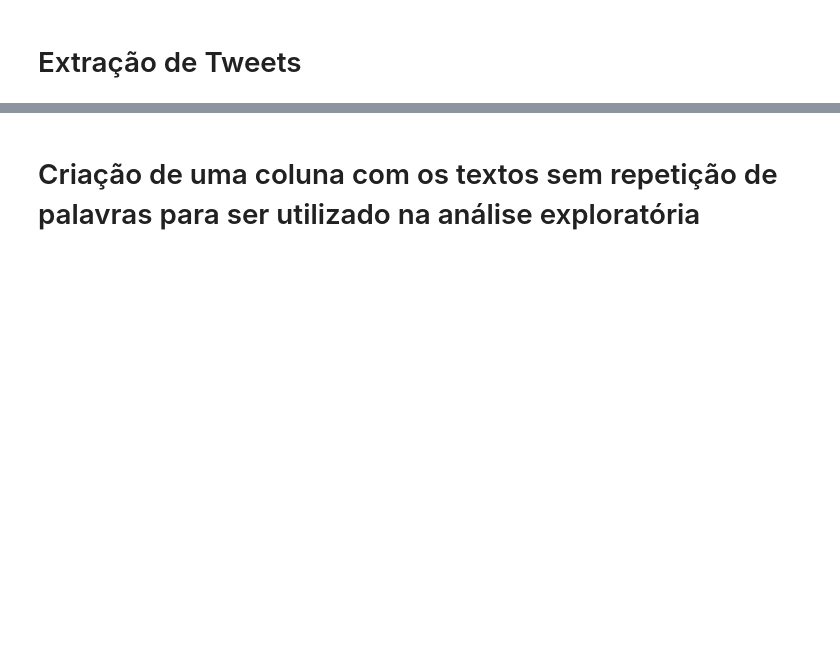
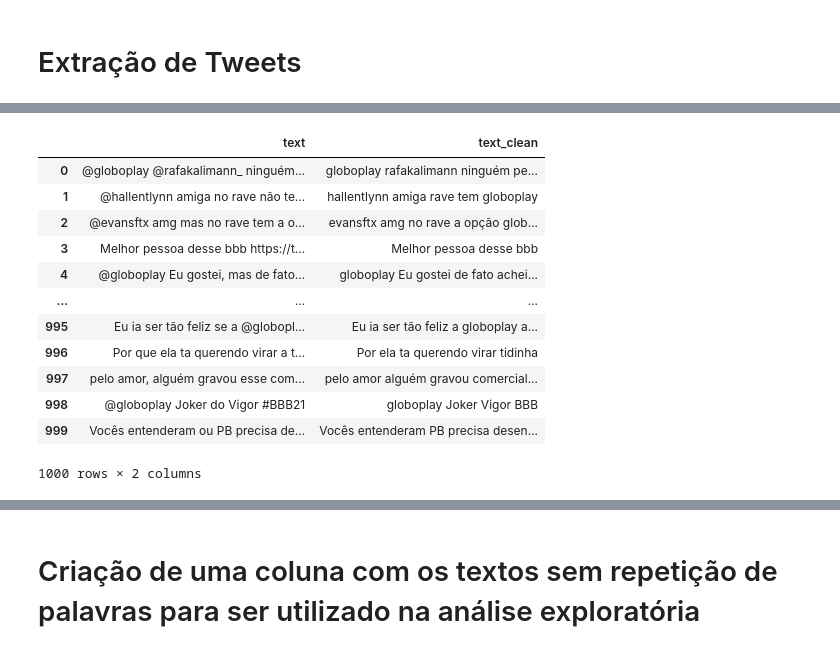
Before and after one commit to juliohenr/TEXT-EXPLORATORY, a Jupyter notebook: data_extract_twitter/api_twitter_study.ipynb, the cells around one changed output, grey strips where cells are left out. Saved outputs shown, nothing was run; the diff lists cells and outputs as text; code cells hidden in the pictures; blank space fills up the shorter version.

```diff
--- a/data_extract_twitter/api_twitter_study.ipynb
+++ b/data_extract_twitter/api_twitter_study.ipynb
@@ -328,0 +361,16 @@ data_tweets_final.head(30)
+# %%
+data_tweets_final[["text","text_clean"]]
+# %% [output]
+|  | text | text_clean |
+| 0 | @globoplay @rafakalimann_ ninguém... | globoplay rafakalimann ninguém pe... |
+| 1 | @hallentlynn amiga no rave não te... | hallentlynn amiga rave tem globoplay |
+| 2 | @evansftx amg mas no rave tem a o... | evansftx amg no rave a opção glob... |
+| 3 | Melhor pessoa desse bbb https://t... | Melhor pessoa desse bbb |
+| 4 | @globoplay Eu gostei, mas de fato... | globoplay Eu gostei de fato achei... |
+| ... | ... | ... |
+| 995 | Eu ia ser tão feliz se a @globopl... | Eu ia ser tão feliz a globoplay a... |
+| 996 | Por que ela ta querendo virar a t... | Por ela ta querendo virar tidinha |
+| 997 | pelo amor, alguém gravou esse com... | pelo amor alguém gravou comercial... |
+| 998 | @globoplay Joker do Vigor #BBB21 | globoplay Joker Vigor BBB |
+| 999 | Vocês entenderam ou PB precisa de... | Vocês entenderam PB precisa desen... |
+1000 rows × 2 columns
```
Also changed, not shown: parts of 27 cells of this notebook, 5 other files.
